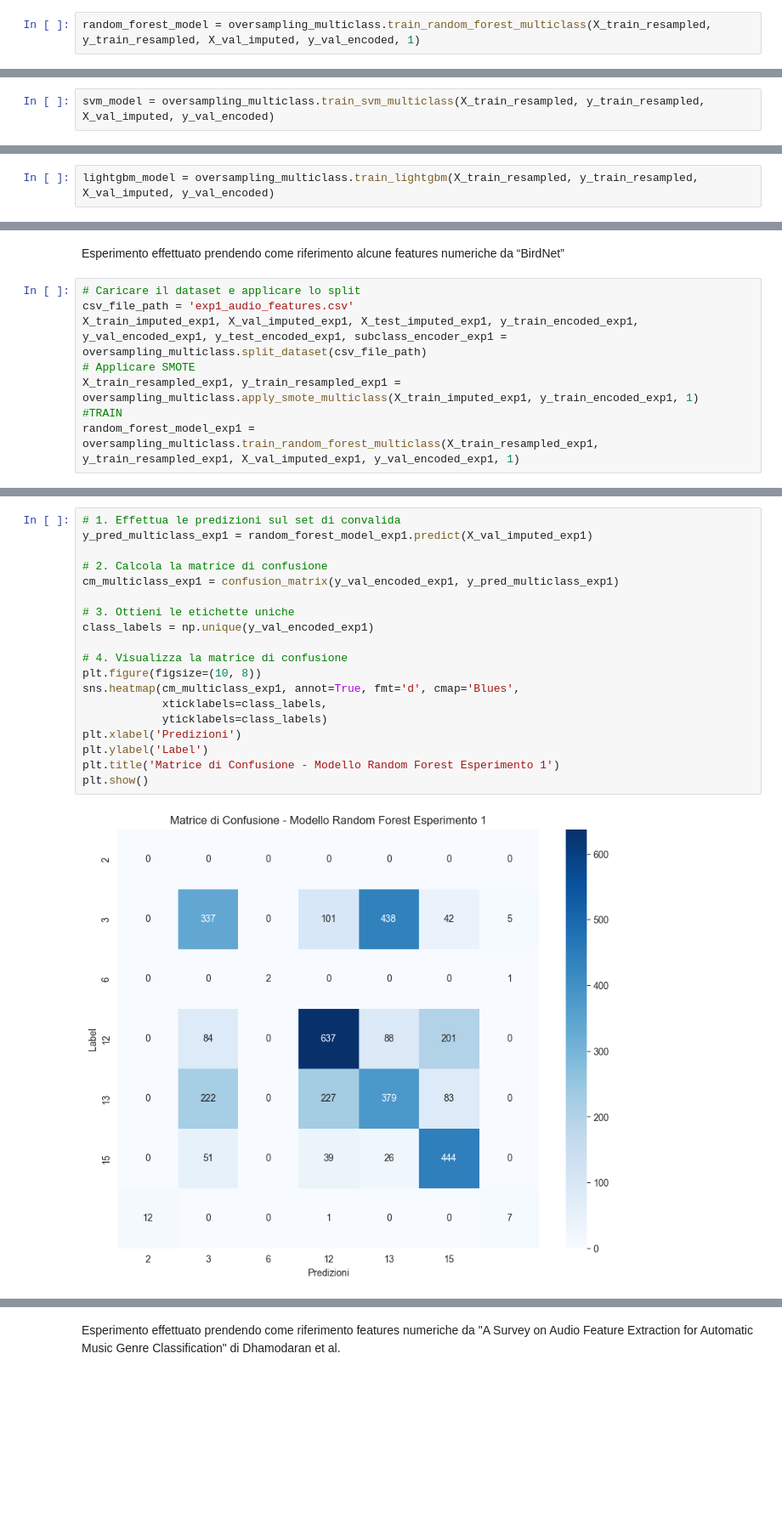
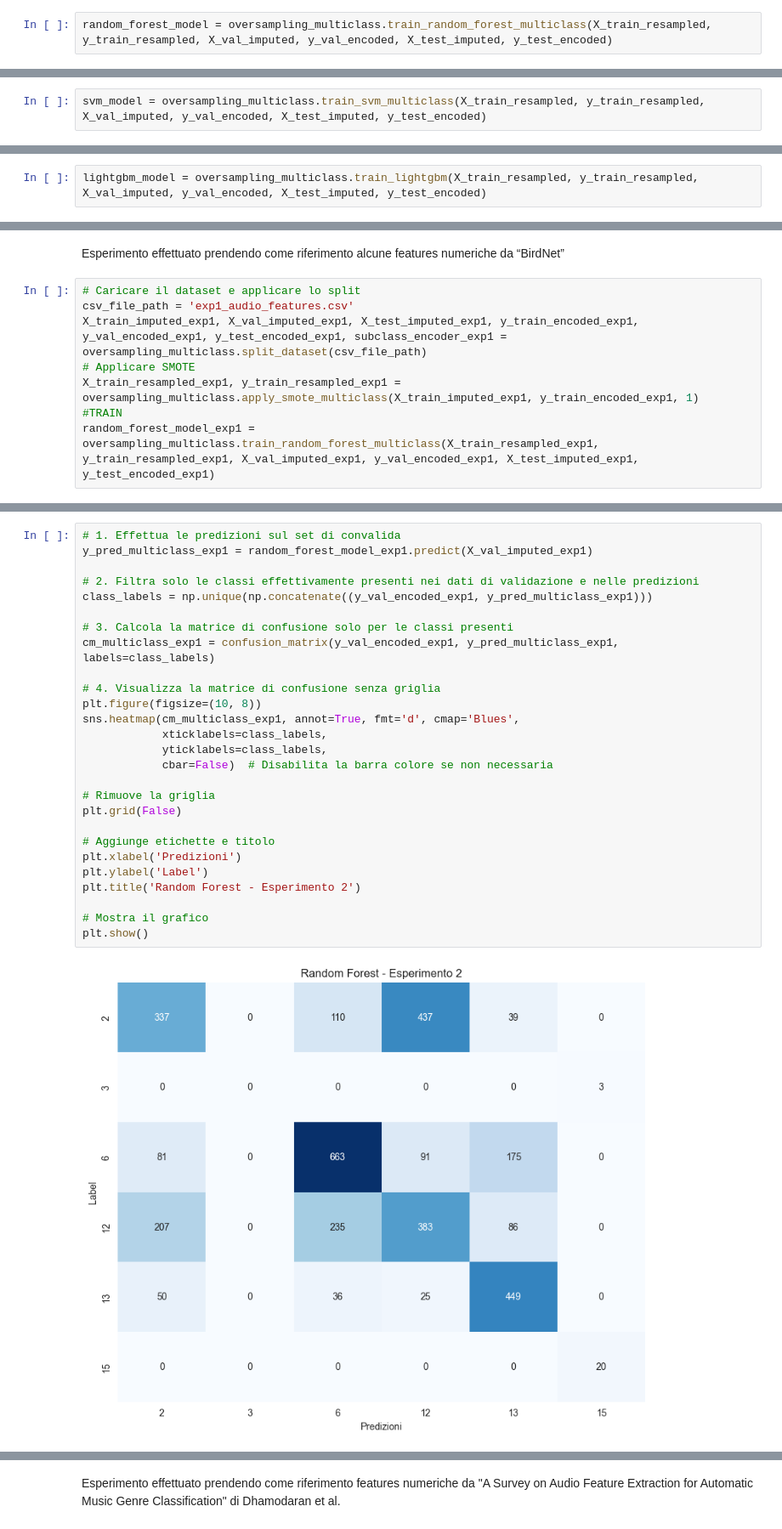
Before and after one commit to TherealBarnar/Underwater-Sounds-Classification-1, a Jupyter notebook: oversampling_multiclass.ipynb, the cells around one changed output, grey strips where cells are left out. Shown at 85% size. Cells and saved outputs as stored; diff of their text form; blank space fills up the shorter version.

```diff
--- a/oversampling_multiclass.ipynb
+++ b/oversampling_multiclass.ipynb
@@ -170,6 +171,6 @@ X_train_resampled: (146896, 15)
 # %% [markdown]
 Esperimento effettuato prendendo come riferimento alcune features numeriche da "Malfante et al."
 # %%
-random_forest_model = oversampling_multiclass.train_random_forest_multiclass(X_train_resampled, y_train_resampled, X_val_imputed, y_val_encoded, 1)
+random_forest_model = oversampling_multiclass.train_random_forest_multiclass(X_train_resampled, y_train_resampled, X_val_imputed, y_val_encoded, X_test_imputed, y_test_encoded)
 # %% [output]
 Distribuzione delle classi nel set di addestramento: Counter({0: 9181, 1: 9181, 2: 9181, 3: 9181, 4: 9181, 5: 9181, 6: 9181, 7: 9181, 8: 9181, 9: 9181, 10: 9181, 11: 9181, 12: 9181, 13: 9181, 14: 9181 ...
@@ -216,3 +213,3 @@ plt.show()
 # %%
-svm_model = oversampling_multiclass.train_svm_multiclass(X_train_resampled, y_train_resampled, X_val_imputed, y_val_encoded)
+svm_model = oversampling_multiclass.train_svm_multiclass(X_train_resampled, y_train_resampled, X_val_imputed, y_val_encoded, X_test_imputed, y_test_encoded)
 # %% [output]
@@ -257,5 +262,5 @@ plt.show()
 # %%
-lightgbm_model = oversampling_multiclass.train_lightgbm(X_train_resampled, y_train_resampled, X_val_imputed, y_val_encoded)
+lightgbm_model = oversampling_multiclass.train_lightgbm(X_train_resampled, y_train_resampled, X_val_imputed, y_val_encoded, X_test_imputed, y_test_encoded)
 # %% [output]
 Report di classificazione del set di validazione:
               precision    recall  f1-score   support
@@ -310,7 +323,7 @@ X_train_imputed_exp1, X_val_imputed_exp1, X_test_imputed_exp1, y_train_encoded_e
 # Applicare SMOTE
 X_train_resampled_exp1, y_train_resampled_exp1 = oversampling_multiclass.apply_smote_multiclass(X_train_imputed_exp1, y_train_encoded_exp1, 1)
 #TRAIN
-random_forest_model_exp1 = oversampling_multiclass.train_random_forest_multiclass(X_train_resampled_exp1, y_train_resampled_exp1, X_val_imputed_exp1, y_val_encoded_exp1, 1)
+random_forest_model_exp1 = oversampling_multiclass.train_random_forest_multiclass(X_train_resampled_exp1, y_train_resampled_exp1, X_val_imputed_exp1, y_val_encoded_exp1, X_test_imputed_exp1, y_test_encoded_exp1)
 # %% [output]
 Distribuzione delle classi nel set di training dopo SMOTE:
 0     9181
@@ -353,22 +391,30 @@ Report di classificazione del set di validazione:
 # %%
 # 1. Effettua le predizioni sul set di convalida
 y_pred_multiclass_exp1 = random_forest_model_exp1.predict(X_val_imputed_exp1)
 
-# 2. Calcola la matrice di confusione
-cm_multiclass_exp1 = confusion_matrix(y_val_encoded_exp1, y_pred_multiclass_exp1)
+# 2. Filtra solo le classi effettivamente presenti nei dati di validazione e nelle predizioni
+class_labels = np.unique(np.concatenate((y_val_encoded_exp1, y_pred_multiclass_exp1)))
 
-# 3. Ottieni le etichette uniche
-class_labels = np.unique(y_val_encoded_exp1)
+# 3. Calcola la matrice di confusione solo per le classi presenti
+cm_multiclass_exp1 = confusion_matrix(y_val_encoded_exp1, y_pred_multiclass_exp1, labels=class_labels)
 
-# 4. Visualizza la matrice di confusione
+# 4. Visualizza la matrice di confusione senza griglia
 plt.figure(figsize=(10, 8))
 sns.heatmap(cm_multiclass_exp1, annot=True, fmt='d', cmap='Blues',
             xticklabels=class_labels,
-            yticklabels=class_labels)
+            yticklabels=class_labels,
+            cbar=False)  # Disabilita la barra colore se non necessaria
+
+# Rimuove la griglia
+plt.grid(False)
+
+# Aggiunge etichette e titolo
 plt.xlabel('Predizioni')
 plt.ylabel('Label')
-plt.title('Matrice di Confusione - Modello Random Forest Esperimento 1')
+plt.title('Random Forest - Esperimento 2')
+
+# Mostra il grafico
 plt.show()
 # %% [output]
-[figure, old version]
+[figure, new version]
 # %%
```
Also changed, not shown: parts of 22 cells of this notebook, 3 other files.
